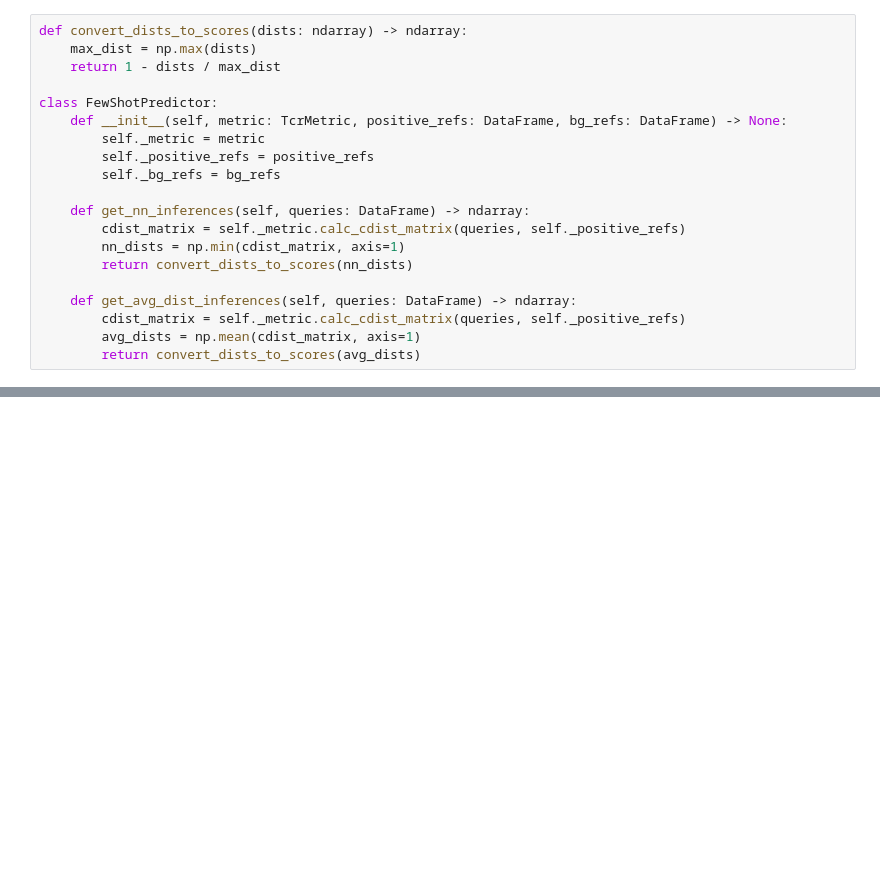
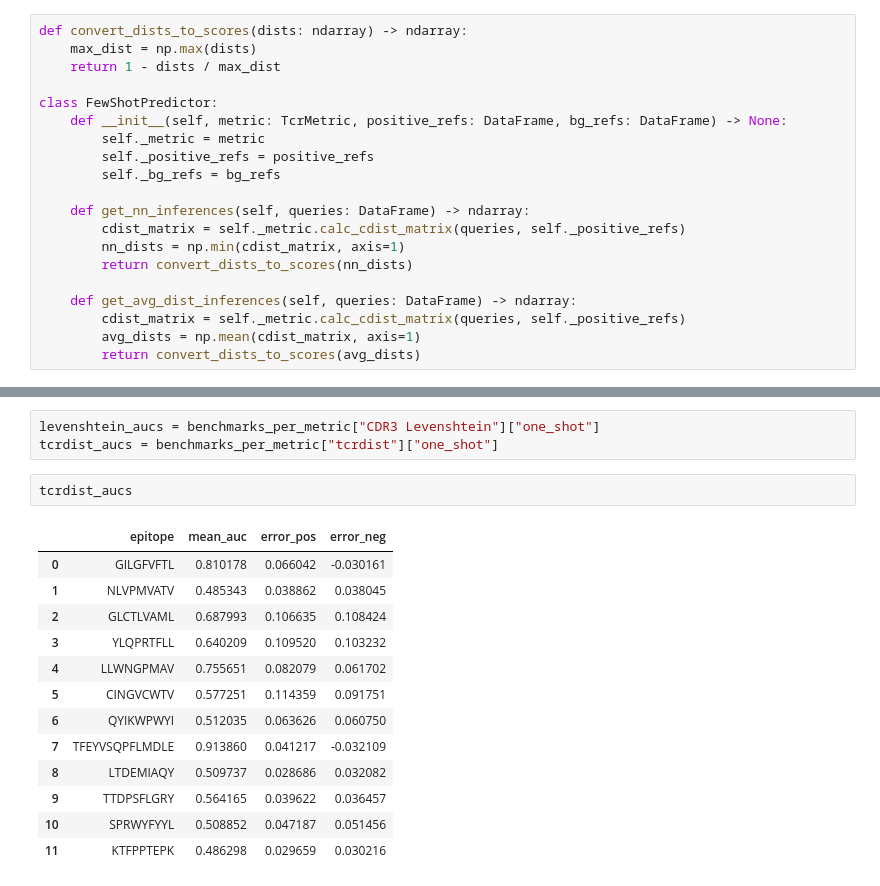
Before and after one commit to yutanagano/sceptr_publication_analyses, a Jupyter notebook: notebooks/rough_sketch_one_vs_rest.ipynb, the cells around one changed output, grey strips where cells are left out. Drawn from its saved outputs; the diff is of its cells as text; blank space fills up the shorter version.

```diff
--- a/notebooks/rough_sketch_one_vs_rest.ipynb
+++ b/notebooks/rough_sketch_one_vs_rest.ipynb
@@ -115 +162,20 @@ benchmarks_per_metric = {
+# %%
+levenshtein_aucs = benchmarks_per_metric["CDR3 Levenshtein"]["one_shot"]
+tcrdist_aucs = benchmarks_per_metric["tcrdist"]["one_shot"]
+# %%
+tcrdist_aucs
+# %% [output]
+|  | epitope | mean_auc | error_pos | error_neg |
+| 0 | GILGFVFTL | 0.810178 | 0.066042 | -0.030161 |
+| 1 | NLVPMVATV | 0.485343 | 0.038862 | 0.038045 |
+| 2 | GLCTLVAML | 0.687993 | 0.106635 | 0.108424 |
+| 3 | YLQPRTFLL | 0.640209 | 0.109520 | 0.103232 |
+| 4 | LLWNGPMAV | 0.755651 | 0.082079 | 0.061702 |
+| 5 | CINGVCWTV | 0.577251 | 0.114359 | 0.091751 |
+| 6 | QYIKWPWYI | 0.512035 | 0.063626 | 0.060750 |
+| 7 | TFEYVSQPFLMDLE | 0.913860 | 0.041217 | -0.032109 |
+| 8 | LTDEMIAQY | 0.509737 | 0.028686 | 0.032082 |
+| 9 | TTDPSFLGRY | 0.564165 | 0.039622 | 0.036457 |
+| 10 | SPRWYFYYL | 0.508852 | 0.047187 | 0.051456 |
+| 11 | KTFPPTEPK | 0.486298 | 0.029659 | 0.030216 |
 # %%
```
Also changed, not shown: parts of 7 cells of this notebook, 13 other files.
